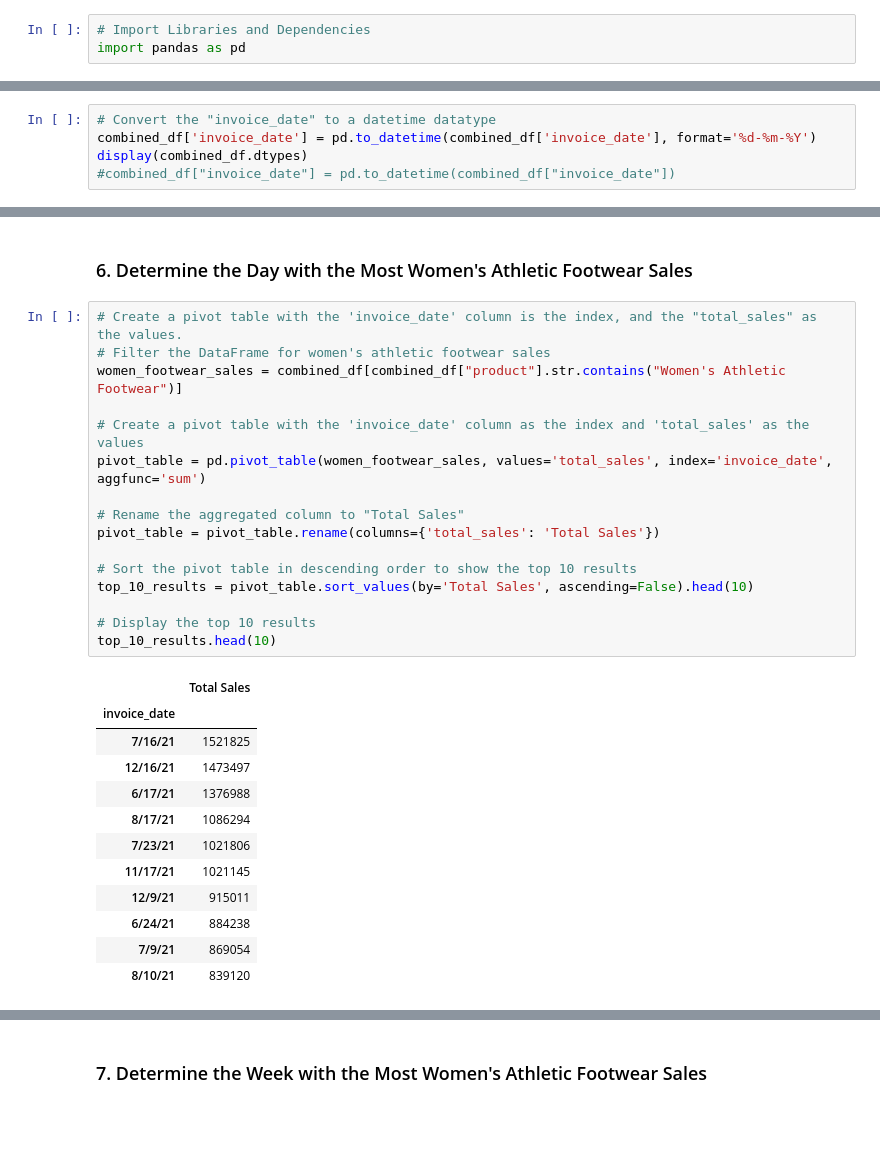
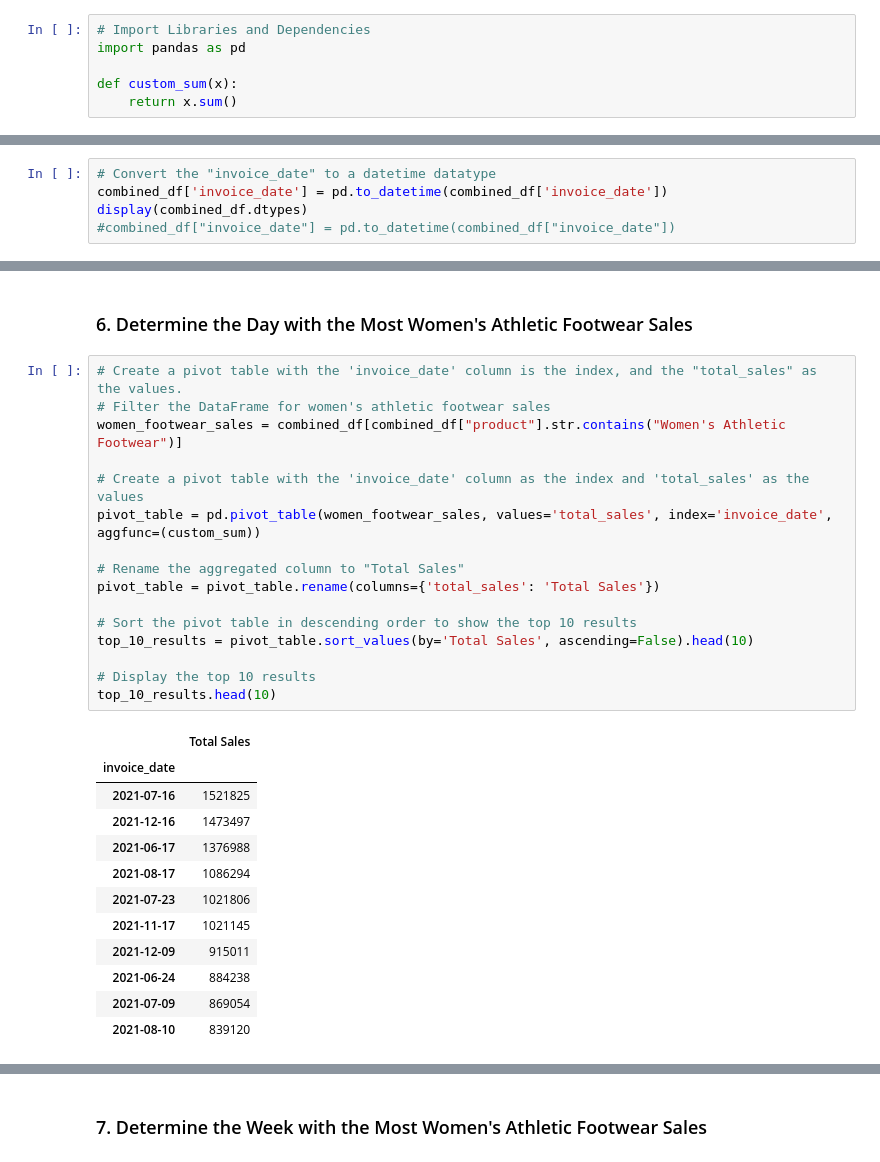
Before and after one commit to xraySMULu/athletic_sales_analysis, a Jupyter notebook: athletic_sales_analysis.ipynb, the cells around one changed output, grey strips where cells are left out. Cells and saved outputs as stored; diff of their text form; blank space fills up the shorter version.

Commit message:
v4 ath_sales_analy

```diff
--- a/athletic_sales_analysis.ipynb
+++ b/athletic_sales_analysis.ipynb
@@ -1,6 +1,9 @@
 # %%
 # Import Libraries and Dependencies
 import pandas as pd
+
+def custom_sum(x):
+    return x.sum()
 # %% [markdown]
 ### 1. Combine and Clean the Data
 #### Import CSVs
@@ -120,7 +123,7 @@ sales_method         object
 dtype: object
 # %%
 # Convert the "invoice_date" to a datetime datatype
-combined_df['invoice_date'] = pd.to_datetime(combined_df['invoice_date'], format='%d-%m-%Y')
+combined_df['invoice_date'] = pd.to_datetime(combined_df['invoice_date'])
 display(combined_df.dtypes)
 #combined_df["invoice_date"] = pd.to_datetime(combined_df["invoice_date"])
 # %% [output]
@@ -357,31 +369,31 @@ pivot_womens_shoes_df.sort_values("Womens_Footwear_Units_Sold", ascending=False)
 # %%
 # Create a pivot table with the 'invoice_date' column is the index, and the "total_sales" as the values.
 # Filter the DataFrame for women's athletic footwear sales
 women_footwear_sales = combined_df[combined_df["product"].str.contains("Women's Athletic Footwear")]
 
 # Create a pivot table with the 'invoice_date' column as the index and 'total_sales' as the values
-pivot_table = pd.pivot_table(women_footwear_sales, values='total_sales', index='invoice_date', aggfunc='sum')
+pivot_table = pd.pivot_table(women_footwear_sales, values='total_sales', index='invoice_date', aggfunc=(custom_sum))
 
 # Rename the aggregated column to "Total Sales"
 pivot_table = pivot_table.rename(columns={'total_sales': 'Total Sales'})
 
 # Sort the pivot table in descending order to show the top 10 results
 top_10_results = pivot_table.sort_values(by='Total Sales', ascending=False).head(10)
 
 # Display the top 10 results
 top_10_results.head(10)
 # %% [output]
 |  | Total Sales |
 | invoice_date |  |
-| 7/16/21 | 1521825 |
-| 12/16/21 | 1473497 |
-| 6/17/21 | 1376988 |
-| 8/17/21 | 1086294 |
-| 7/23/21 | 1021806 |
-| 11/17/21 | 1021145 |
-| 12/9/21 | 915011 |
-| 6/24/21 | 884238 |
-| 7/9/21 | 869054 |
-| 8/10/21 | 839120 |
+| 2021-07-16 | 1521825 |
+| 2021-12-16 | 1473497 |
+| 2021-06-17 | 1376988 |
+| 2021-08-17 | 1086294 |
+| 2021-07-23 | 1021806 |
+| 2021-11-17 | 1021145 |
+| 2021-12-09 | 915011 |
+| 2021-06-24 | 884238 |
+| 2021-07-09 | 869054 |
+| 2021-08-10 | 839120 |
 # %%
 # Resample the pivot table into daily bins, and get the total sales for each day.
```
Also changed, not shown: parts of 12 cells of this notebook.
